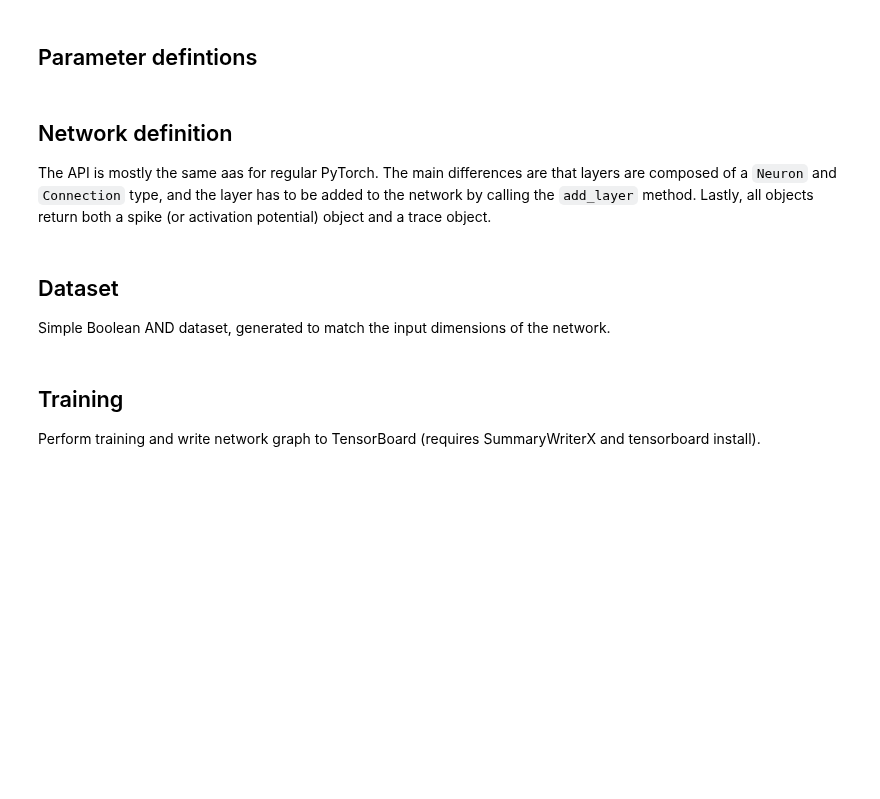
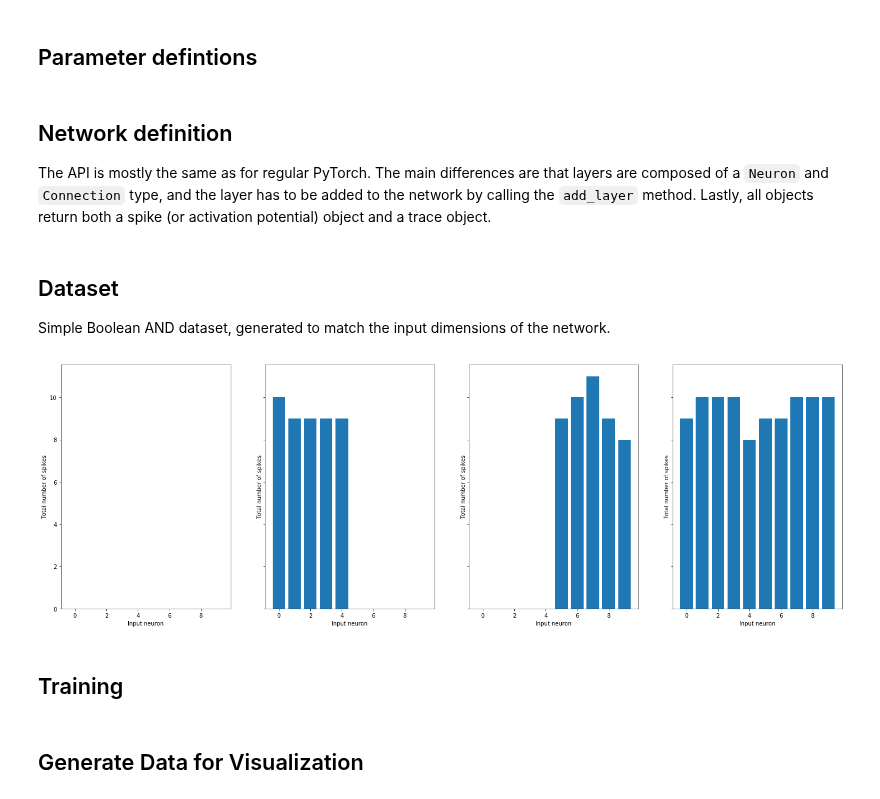
Before and after one commit to BasBuller/PySNN, a Jupyter notebook: examples/mlp_example.ipynb, the cells around one changed output. Saved outputs shown, nothing was run; the diff lists cells and outputs as text; code cells hidden in the pictures; blank space fills up the shorter version.

Commit message:
small update about installing from pypi, updated mlp example with plots

```diff
--- a/examples/mlp_example.ipynb
+++ b/examples/mlp_example.ipynb
@@ -17,37 +20,38 @@ from pysnn.datasets import AND, BooleanNoise, Intensity
  ## Parameter defintions
 # %%
 # Architecture
-n_in = 6
-n_hidden = 10
+n_in = 10
+n_hidden = 5
 n_out = 1
 
 # Data
 duration = 200
-intensity = 40
+intensity = 50
 num_workers = 0
 batch_size = 1
 
 # Neuronal Dynamics
-thresh = 0.8
+thresh = 1.0
 v_rest = 0
-alpha_v = 0.2
-tau_v = 5
-alpha_t = 1.0
-tau_t = 5
-duration_refrac = 5
+alpha_v = 10
+tau_v = 10
+alpha_t = 10
+tau_t = 10
+duration_refrac = 2
 dt = 1
-delay = 3
-i_dynamics = (dt, alpha_t, tau_t)
-n_dynamics = (thresh, v_rest, alpha_v, alpha_v, dt, duration_refrac, tau_v, tau_t)
+delay = 2
+i_dynamics = (dt, alpha_t, tau_t, "exponential")
+n_dynamics = (thresh, v_rest, alpha_v, alpha_v, dt, duration_refrac, tau_v, tau_t, "exponential")
 c_dynamics = (batch_size, dt, delay)
 
 # Learning
-lr = 0.0001
-w_init = 0.5
-a = 0.5
+epochs = 100
+lr = 0.1
+w_init = 0.8
+a = 0.0
 # %% [markdown]
  ## Network definition
- The API is mostly the same aas for regular PyTorch. The main differences are that layers are composed of a `Neuron` and `Connection` type,
+ The API is mostly the same as for regular PyTorch. The main differences are that layers are composed of a `Neuron` and `Connection` type,
  and the layer has to be added to the network by calling the `add_layer` method. Lastly, all objects return both a
  spike (or activation potential) object and a trace object.
 # %%
@@ -103,9 +107,20 @@ train_dataset = AND(
 train_dataloader = DataLoader(
     train_dataset, batch_size=batch_size, shuffle=False, num_workers=num_workers
 )
-# %% [markdown]
-## Training
-Perform training and write network graph to TensorBoard (requires SummaryWriterX and tensorboard install).
+# %%
+# Visualize input samples
+_, axes = plt.subplots(1, 4, sharey=True, figsize=(25, 8))
+for s in range(len(train_dataset)):
+    sample = train_dataset[s][0]  # Drop label
+    sample = sample.sum(-1).numpy()  # Total spike by summing over time dimension
+    sample = np.squeeze(sample)
+    axes[s].bar(range(len(sample)), sample)
+    axes[s].set_ylabel("Total number of spikes")
+    axes[s].set_xlabel("Input neuron")
+# %% [output]
+[figure, added]
+# %% [markdown]
+## Training
 # %%
 device = torch.device("cpu")
 net = Network()
@@ -139,0 +154,2 @@ print(out[0].shape)
+# %% [markdown]
+## Generate Data for Visualization
```
Also changed, not shown: parts of 6 cells of this notebook, 5 other files.
